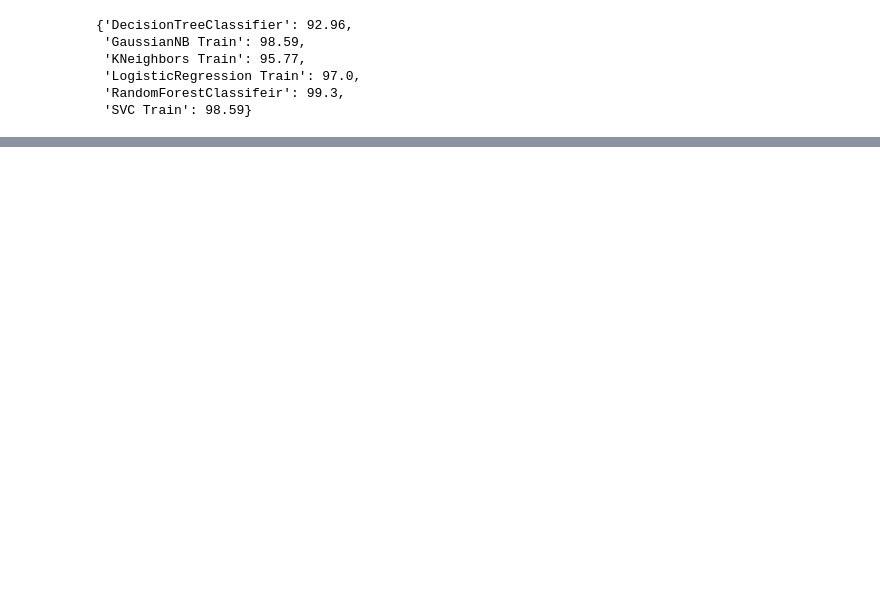
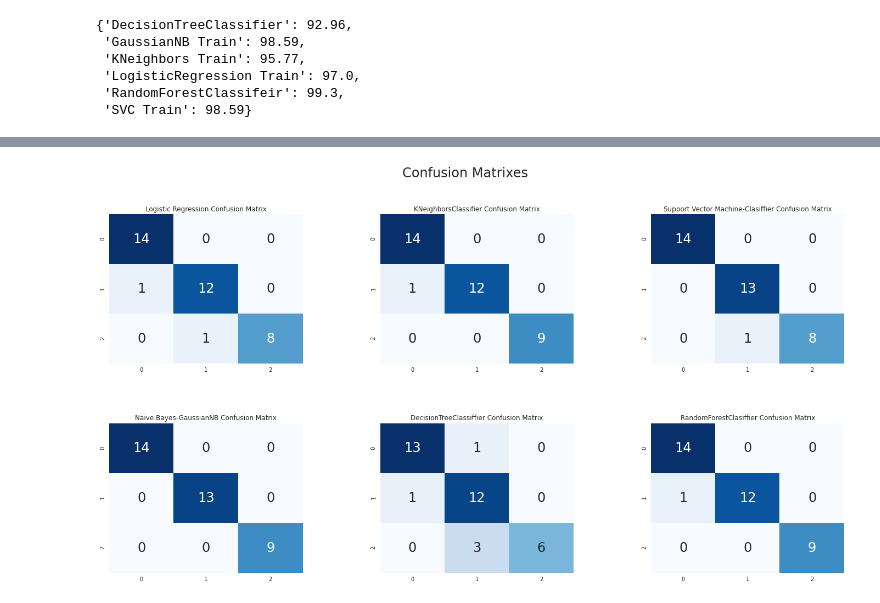
Before and after one commit to jeansyo/Algoritms_Intro_machineLearningWithPython, a Jupyter notebook: 49_Examen_Classification.ipynb, the cells around one changed output, grey strips where cells are left out. Cells and saved outputs as stored; diff of their text form; code cells hidden in the pictures; blank space fills up the shorter version.

```diff
--- a/49_Examen_Classification.ipynb
+++ b/49_Examen_Classification.ipynb
@@ -530,0 +516,49 @@ plt.show()
+# %%
+y_head_lr = lr.predict(X_test.T)
+y_head_knn = knn.predict(X_test.T)
+y_head_svm = svm.predict(X_test.T)
+y_head_nb = nb.predict(X_test.T)
+y_head_dtc = dtc.predict(X_test.T)
+y_head_rfc = rfc.predict(X_test.T)
+
+from sklearn.metrics import confusion_matrix
+
+cm_lr = confusion_matrix(y_test.T, y_head_lr)
+cm_knn = confusion_matrix(y_test.T, y_head_knn)
+cm_svm = confusion_matrix(y_test.T, y_head_svm)
+cm_nb = confusion_matrix(y_test.T, y_head_nb)
+cm_dtc = confusion_matrix(y_test.T, y_head_dtc)
+cm_rfc = confusion_matrix(y_test.T, y_head_rfc)
+# %%
+plt.figure(figsize=(24,12))
+
+plt.suptitle('Confusion Matrixes', size=24)
+plt.subplots_adjust(wspace=.4, hspace=.4)
+
+plt.subplot(2,3,1)
+plt.title('Logistic Regression Confusion Matrix')
+sns.heatmap(cm_lr, cmap='Blues', annot=True, fmt='d', cbar=False, annot_kws={'size':24})
+
+plt.subplot(2,3,2)
+plt.title('KNeighborsClassifier Confusion Matrix')
+sns.heatmap(cm_knn, cmap='Blues', annot=True, fmt='d', cbar=False, annot_kws={'size':24})
+
+plt.subplot(2,3,3)
+plt.title('Support Vector Machine-Clasiffier Confusion Matrix')
+sns.heatmap(cm_svm, cmap='Blues', cbar=False, annot=True, annot_kws={'size':24}, fmt='d')
+
+plt.subplot(2,3,4)
+plt.title('Naive Bayes-GaussianNB Confusion Matrix')
+sns.heatmap(cm_nb, annot=True, cbar=False, cmap='Blues', annot_kws={'size':24}, fmt='d')
+
+plt.subplot(2,3,5)
+plt.title('DecisionTreeClassiffier Confusion Matrix')
+sns.heatmap(cm_dtc, annot=True, cmap='Blues', cbar=False, fmt='d', annot_kws={'size':24})
+
+plt.subplot(2,3,6)
+plt.title('RandomForestClasiffier Confusion Matrix')
+sns.heatmap(cm_rfc, annot=True, cmap='Blues', cbar=False, annot_kws={'size':24}, fmt='d')
+
+plt.show()
+# %% [output]
+[figure, added]
```
Also changed, not shown: parts of 14 cells of this notebook.
